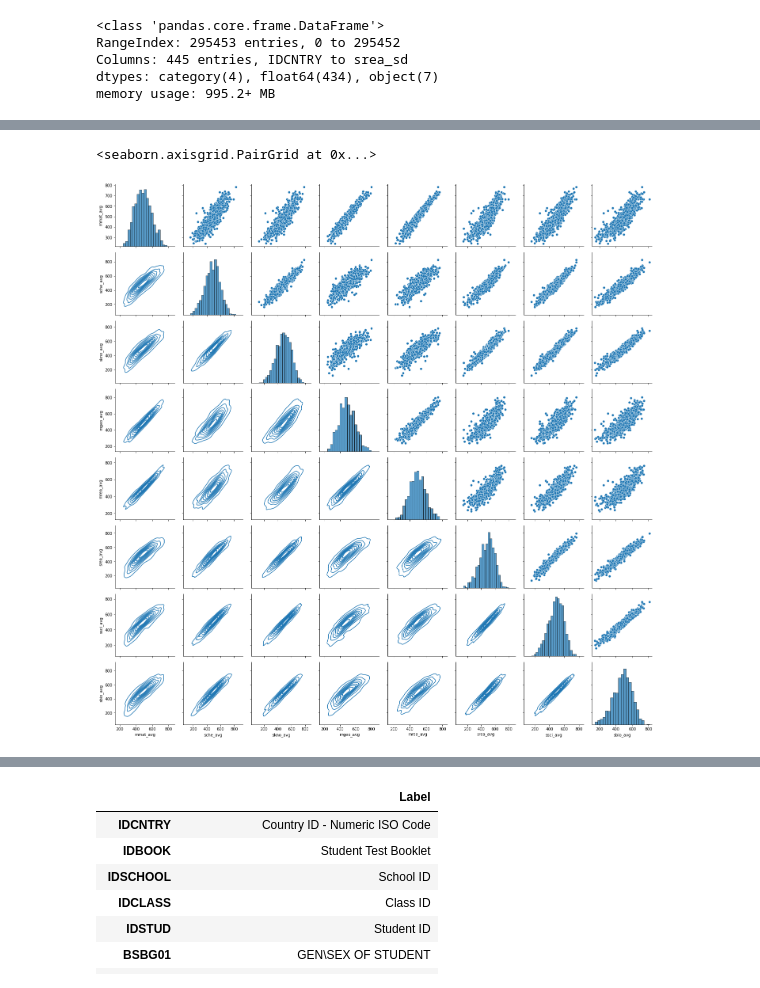
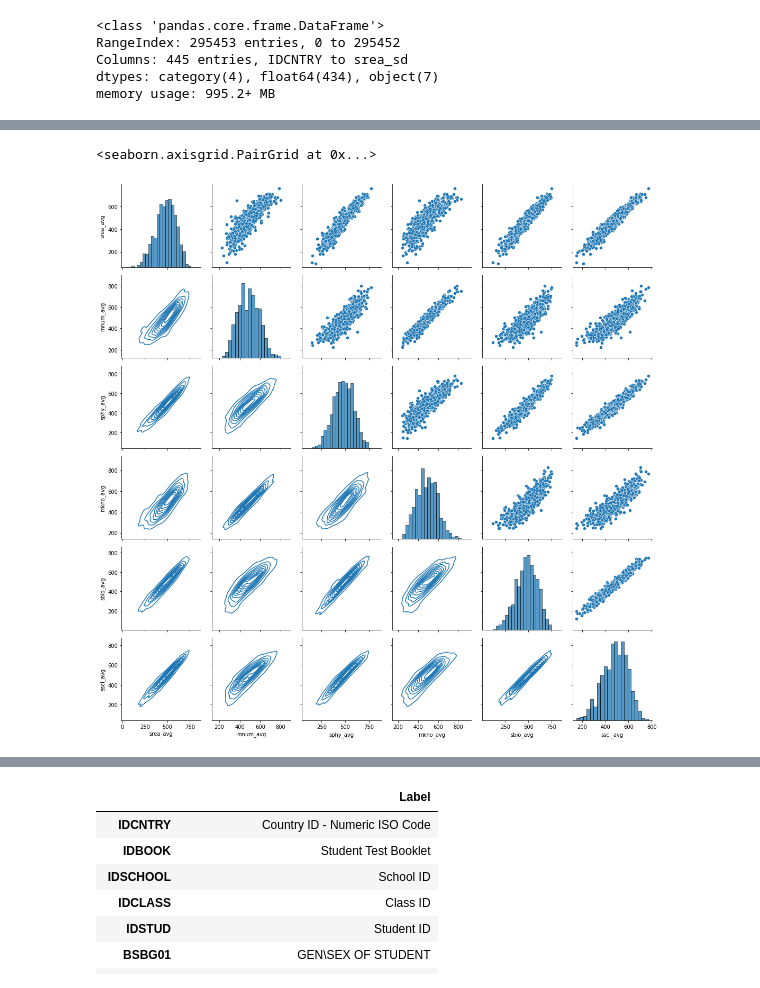
Before and after one commit to sjhaluck/TIMSS-Data-Science, a Jupyter notebook: TIMSS Exploration.ipynb, the cells around one changed output, grey strips where cells are left out. Cells and saved outputs as stored; diff of their text form; code cells hidden in the pictures.

```diff
--- a/TIMSS Exploration.ipynb
+++ b/TIMSS Exploration.ipynb
@@ -397,11 +452,11 @@ Length: 445, dtype: object
 # %%
-g = sns.PairGrid(stud_ach.sample(1000).loc[:,random.sample([col for col in stud_ach.columns if '_avg' in col],8)])
+g = sns.PairGrid(stud_ach.sample(1000).loc[:,random.sample([col for col in stud_ach.columns if '_avg' in col],6)])
 g.map_upper(sns.scatterplot)
 g.map_lower(sns.kdeplot)
 g.map_diag(sns.histplot)
 # %% [output]
 <seaborn.axisgrid.PairGrid at 0x...>
-[figure, old version]
+[figure, new version]
 # %% [markdown]
 **Initial Observations about `stud_ach` dataset:**
 * All mathematical understanding is closely related (strong correlation)
```
Also changed, not shown: parts of 16 cells of this notebook.
